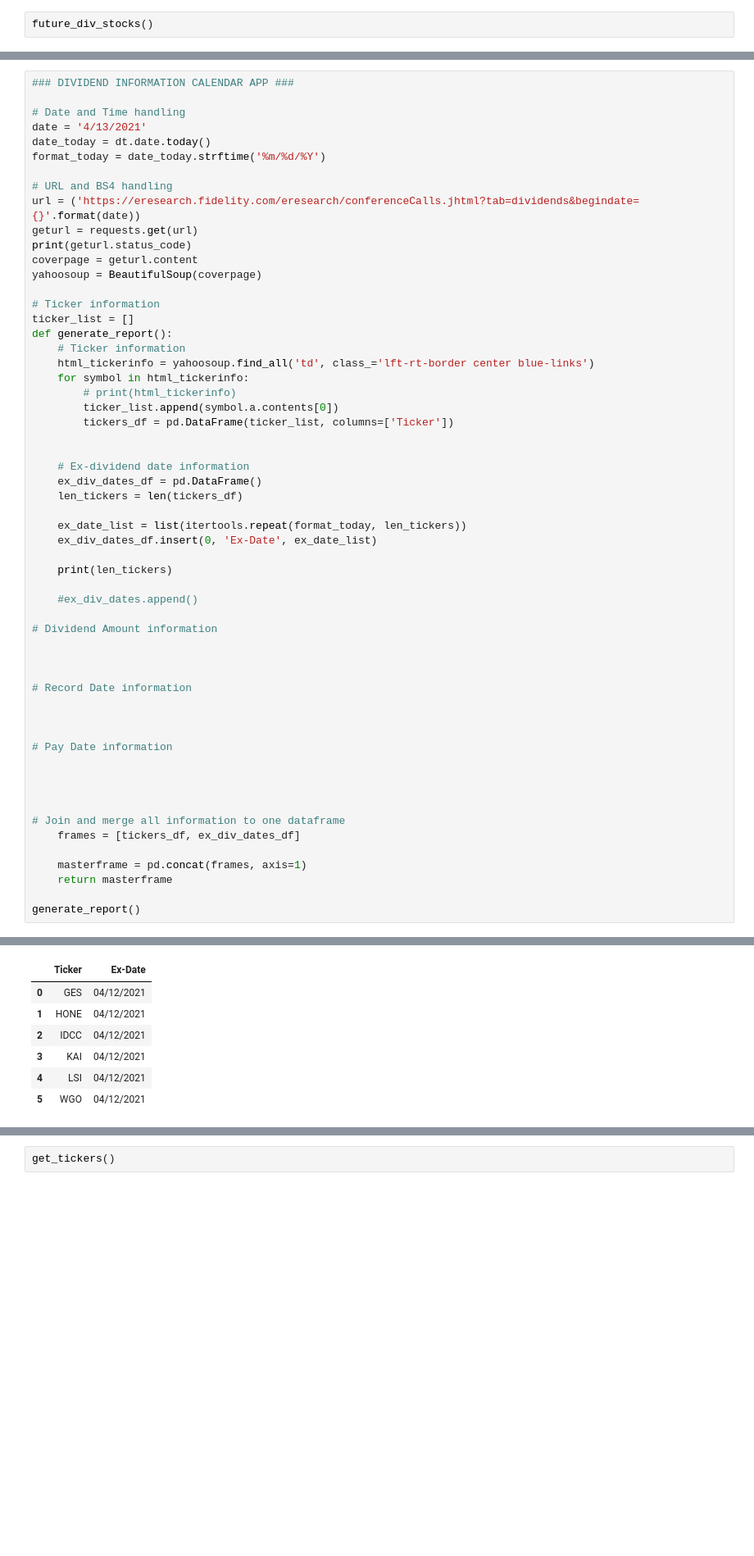
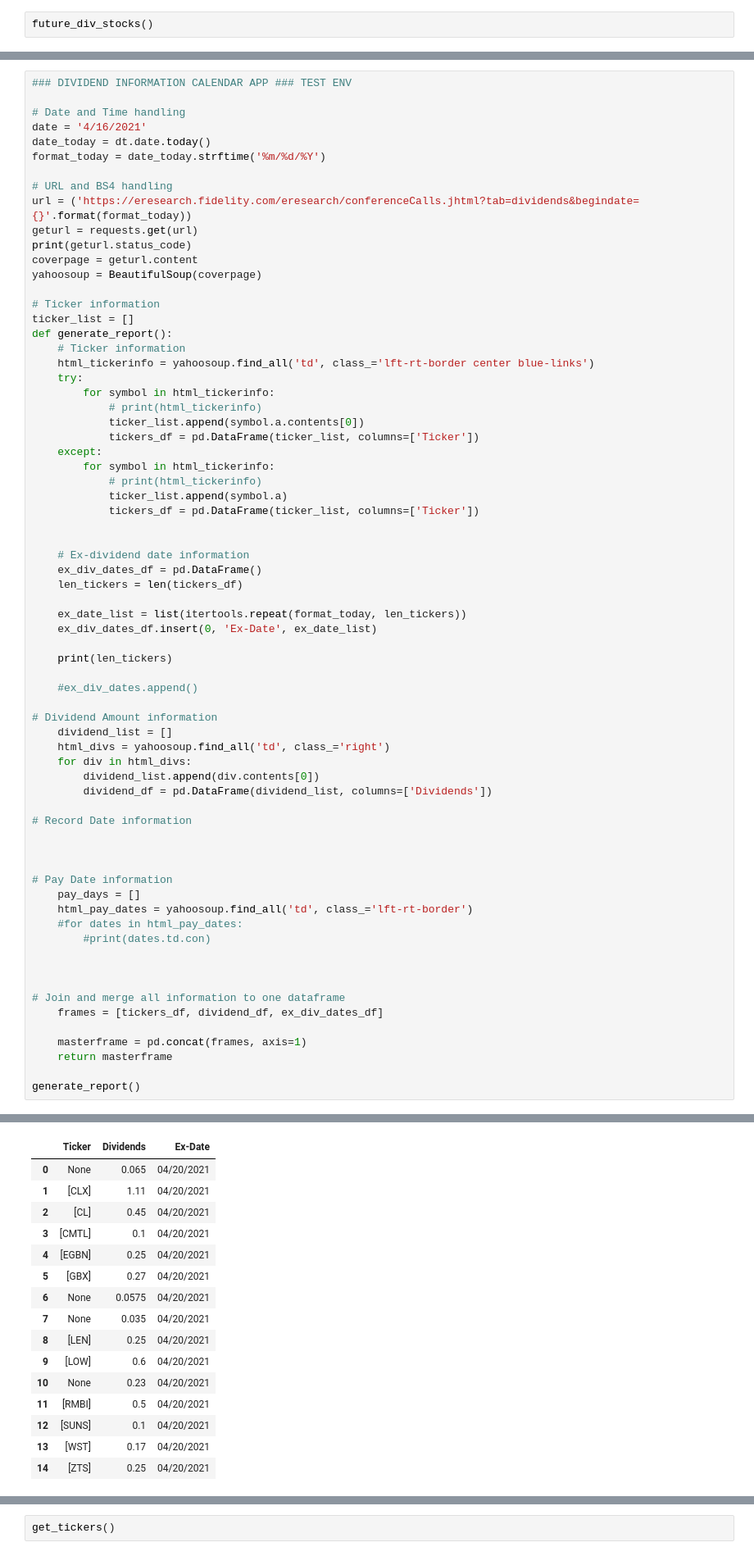
Before and after one commit to ryanhhogan3/financialintel, a Jupyter notebook: Outlines.ipynb, the cells around one changed output, grey strips where cells are left out. Shown: that part at 82% size. Saved outputs shown, nothing was run; the diff lists cells and outputs as text; blank space fills up the shorter version.

```diff
--- a/Outlines.ipynb
+++ b/Outlines.ipynb
@@ -439,13 +557,13 @@ future_div_stocks()
 # %%
-### DIVIDEND INFORMATION CALENDAR APP ###
+### DIVIDEND INFORMATION CALENDAR APP ### TEST ENV
 
 # Date and Time handling
-date = '4/13/2021'
+date = '4/16/2021'
 date_today = dt.date.today()
 format_today = date_today.strftime('%m/%d/%Y')
 
 # URL and BS4 handling
-url = ('https://eresearch.fidelity.com/eresearch/conferenceCalls.jhtml?tab=dividends&begindate={}'.format(date))
+url = ('https://eresearch.fidelity.com/eresearch/conferenceCalls.jhtml?tab=dividends&begindate={}'.format(format_today))
 geturl = requests.get(url)
 print(geturl.status_code)
 coverpage = geturl.content
@@ -456,10 +574,16 @@ ticker_list = []
 def generate_report():
     # Ticker information
     html_tickerinfo = yahoosoup.find_all('td', class_='lft-rt-border center blue-links')
-    for symbol in html_tickerinfo:
-        # print(html_tickerinfo)
-        ticker_list.append(symbol.a.contents[0])
-        tickers_df = pd.DataFrame(ticker_list, columns=['Ticker'])
+    try:
+        for symbol in html_tickerinfo:
+            # print(html_tickerinfo)
+            ticker_list.append(symbol.a.contents[0])
+            tickers_df = pd.DataFrame(ticker_list, columns=['Ticker'])
+    except:
+        for symbol in html_tickerinfo:
+            # print(html_tickerinfo)
+            ticker_list.append(symbol.a)
+            tickers_df = pd.DataFrame(ticker_list, columns=['Ticker'])
 
 
     # Ex-dividend date information
@@ -474,20 +598,26 @@ def generate_report():
     #ex_div_dates.append()
 
 # Dividend Amount information
-
-
+    dividend_list = []
+    html_divs = yahoosoup.find_all('td', class_='right')
+    for div in html_divs:
+        dividend_list.append(div.contents[0])
+        dividend_df = pd.DataFrame(dividend_list, columns=['Dividends'])
 
 # Record Date information
 
 
 
 # Pay Date information
-
+    pay_days = []
+    html_pay_dates = yahoosoup.find_all('td', class_='lft-rt-border')
+    #for dates in html_pay_dates:
+        #print(dates.td.con)
 
 
 
 # Join and merge all information to one dataframe
-    frames = [tickers_df, ex_div_dates_df]
+    frames = [tickers_df, dividend_df, ex_div_dates_df]
 
     masterframe = pd.concat(frames, axis=1)
     return masterframe
@@ -499,10 +629,19 @@ generate_report()
-|  | Ticker | Ex-Date |
-| 0 | GES | 04/12/2021 |
-| 1 | HONE | 04/12/2021 |
-| 2 | IDCC | 04/12/2021 |
-| 3 | KAI | 04/12/2021 |
-| 4 | LSI | 04/12/2021 |
-| 5 | WGO | 04/12/2021 |
+|  | Ticker | Dividends | Ex-Date |
+| 0 | None | 0.065 | 04/20/2021 |
+| 1 | [CLX] | 1.11 | 04/20/2021 |
+| 2 | [CL] | 0.45 | 04/20/2021 |
+| 3 | [CMTL] | 0.1 | 04/20/2021 |
+| 4 | [EGBN] | 0.25 | 04/20/2021 |
+| 5 | [GBX] | 0.27 | 04/20/2021 |
+| 6 | None | 0.0575 | 04/20/2021 |
+| 7 | None | 0.035 | 04/20/2021 |
+| 8 | [LEN] | 0.25 | 04/20/2021 |
+| 9 | [LOW] | 0.6 | 04/20/2021 |
+| 10 | None | 0.23 | 04/20/2021 |
+| 11 | [RMBI] | 0.5 | 04/20/2021 |
+| 12 | [SUNS] | 0.1 | 04/20/2021 |
+| 13 | [WST] | 0.17 | 04/20/2021 |
+| 14 | [ZTS] | 0.25 | 04/20/2021 |
 # %%
 masterdf = pd.DataFrame()
 
```
Also changed, not shown: parts of 10 cells of this notebook, 4 other files.
